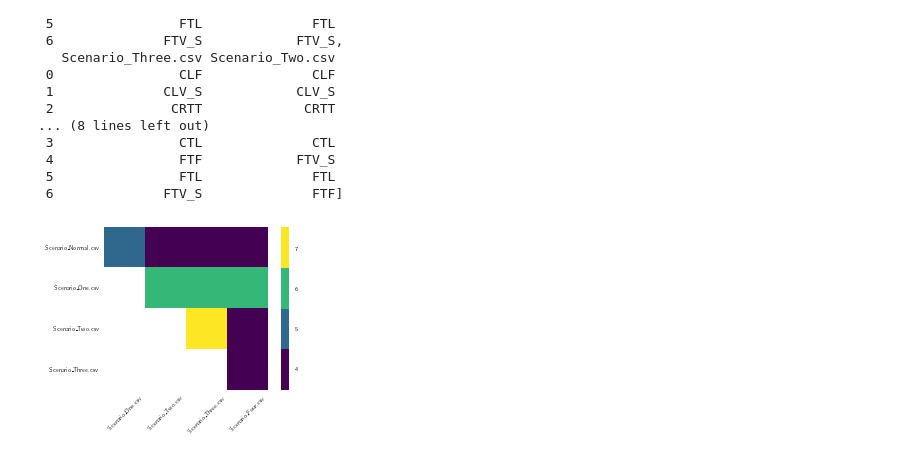
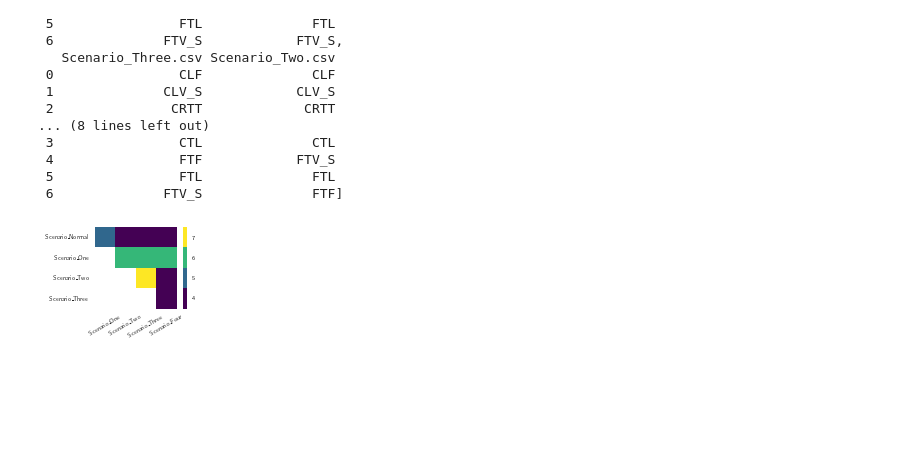
Before and after one commit to ayllon/MatchBox, a Jupyter notebook: notebooks/results-kaggle-aircraft-fuel.ipynb, the cells around one changed output. Cells and saved outputs as stored; diff of their text form; code cells hidden in the pictures; blank space fills up the shorter version.

```diff
--- a/notebooks/results-kaggle-aircraft-fuel.ipynb
+++ b/notebooks/results-kaggle-aircraft-fuel.ipynb
@@ -13,7 +13,7 @@ plt.style.use('seaborn')
 plt.style.use('seaborn-paper')
 plt.style.use('tableau-colorblind10')
 plt.rcParams.update({
-    'figure.figsize': (4.8, 3),
+    'figure.figsize': (4.8/2, 3/2),
     'text.usetex': True,
     'font.size': 10,
     'ytick.labelsize': 6,
@@ -170,13 +170,13 @@ for i, fa in enumerate(files):
 # %%
 plt.figure()
 cmap = cm.get_cmap('viridis', 4)
 cmap.set_bad(color='white')
 plt.imshow(matrix, cmap=cmap, vmin=np.nanmin(matrix), vmax=np.nanmax(matrix))
-plt.yticks(list(range(len(files)-1)), labels=[f.replace('_', '\_') for f in files[:-1]])
-plt.xticks(list(range(len(files)-1)), labels=[f.replace('_', '\_') for f in files[1:]], rotation=45)
+plt.yticks(list(range(len(files)-1)), labels=[f.split('.')[0].replace('_', '\_') for f in files[:-1]])
+plt.xticks(list(range(len(files)-1)), labels=[f.split('.')[0].replace('_', '\_') for f in files[1:]], rotation=30)
 cbar = plt.colorbar(ticks=np.linspace(np.nanmin(matrix)+0.4, np.nanmax(matrix)-0.4, 4))
 cbar.ax.set_yticklabels(np.arange(np.nanmin(matrix), np.nanmax(matrix)+1, dtype=int))
 plt.grid(False)
-#plt.savefig('/home/aalvarez/Downloads/Plots/afds.eps', bbox_inches='tight')
+plt.savefig('/home/aalvarez/Downloads/afds.eps', bbox_inches='tight')
 # %% [output]
-[figure, old version]
+[figure, new version]
```
Also changed, not shown: 2 other files.
